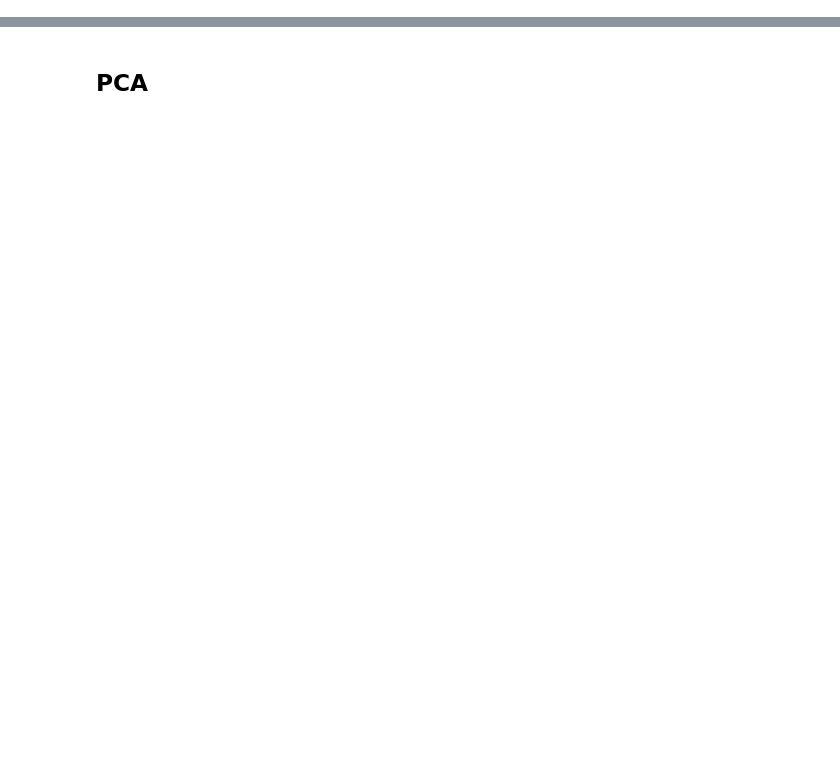
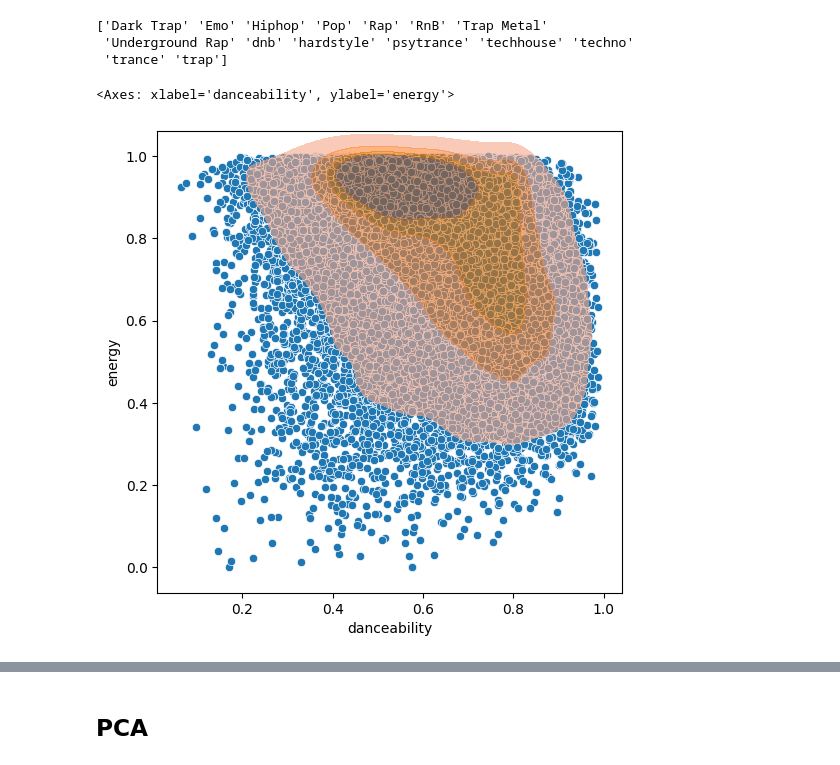
Before and after one commit to stvschmdt/ne_ds5230, a Jupyter notebook: prep_material/PCA.ipynb, the cells around one changed output, grey strips where cells are left out. Cells and saved outputs as stored; diff of their text form; code cells hidden in the pictures; blank space fills up the shorter version.

```diff
--- a/prep_material/PCA.ipynb
+++ b/prep_material/PCA.ipynb
@@ -4,2 +10,4 @@
 # %%
 #read in data
+raw_df = pd.read_csv('genres_v2.csv')
+print(len(raw_df))
@@ -10,0 +31,7 @@
+# %%
+labels = raw_df['genre']
+unique_labels, category_sizes = np.unique(labels, return_counts=True)
+print(len(unique_labels))
+
+raw_df = raw_df.drop(columns=['id', 'type', 'uri', 'track_href', 'analysis_url', 'time_signature', 'genre', 'song_name', 'Unnamed: 0', 'title'])
+raw_df.head(10)
@@ -10,0 +51,22 @@
+# %%
+print(unique_labels)
+# %% [output]
+['Dark Trap' 'Emo' 'Hiphop' 'Pop' 'Rap' 'RnB' 'Trap Metal'
+ 'Underground Rap' 'dnb' 'hardstyle' 'psytrance' 'techhouse' 'techno'
+ 'trance' 'trap']
+# %%
+fig, ax = plt.subplots(figsize=(6, 6))
+sns.scatterplot(raw_df, x="danceability", y="energy")
+sns.kdeplot(
+    data=raw_df,
+    x="danceability",
+    y="energy",
+    levels=5,
+    fill=True,
+    alpha=0.6,
+    cut=2,
+    ax=ax,
+)
+# %% [output]
+<Axes: xlabel='danceability', ylabel='energy'>
+[figure, added]
```
Also changed, not shown: parts of 22 cells of this notebook, 1 other file.
